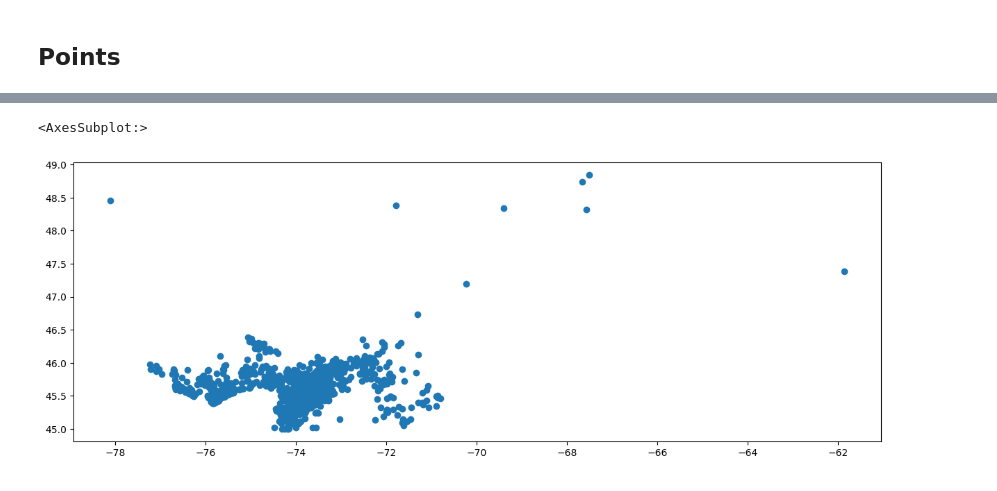
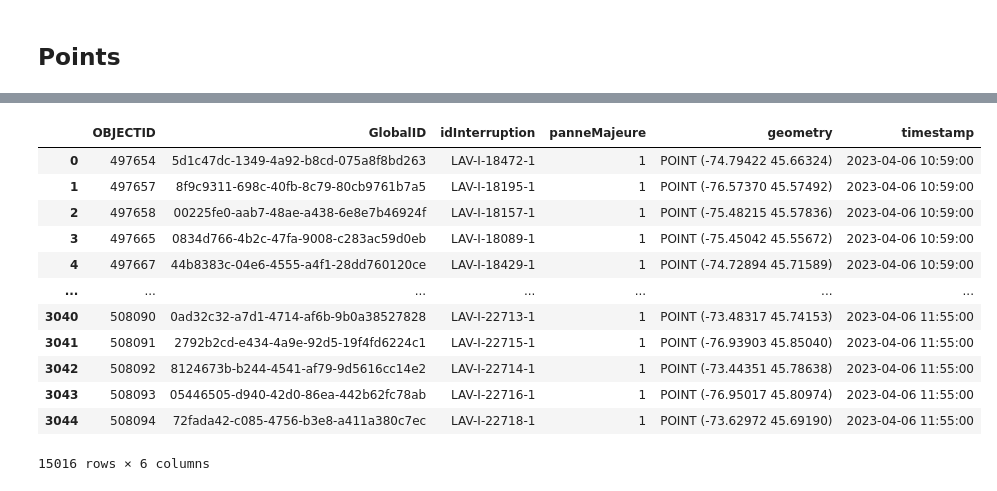
Before and after one commit to dexmcmillan/quebec-outage, a Jupyter notebook: analysis.ipynb, the cells around one changed output, grey strips where cells are left out. Drawn from its saved outputs; the diff is of its cells as text; code cells hidden in the pictures.

```diff
--- a/analysis.ipynb
+++ b/analysis.ipynb
@@ -113,5 +79,18 @@ raw
-# %%
-raw.set_crs("EPSG:4326").plot(figsize=(15,15))
-# %% [output]
-<AxesSubplot:>
-[figure, removed]
+# %%
+points = read_data("points")
+
+points
+# %% [output]
+|  | OBJECTID | GlobalID | idInterruption | panneMajeure | geometry | timestamp |
+| 0 | 497654 | 5d1c47dc-1349-4a92-b8cd-075a8f8bd263 | LAV-I-18472-1 | 1 | POINT (-74.79422 45.66324) | 2023-04-06 10:59:00 |
+| 1 | 497657 | 8f9c9311-698c-40fb-8c79-80cb9761b7a5 | LAV-I-18195-1 | 1 | POINT (-76.57370 45.57492) | 2023-04-06 10:59:00 |
+| 2 | 497658 | 00225fe0-aab7-48ae-a438-6e8e7b46924f | LAV-I-18157-1 | 1 | POINT (-75.48215 45.57836) | 2023-04-06 10:59:00 |
+| 3 | 497665 | 0834d766-4b2c-47fa-9008-c283ac59d0eb | LAV-I-18089-1 | 1 | POINT (-75.45042 45.55672) | 2023-04-06 10:59:00 |
+| 4 | 497667 | 44b8383c-04e6-4555-a4f1-28dd760120ce | LAV-I-18429-1 | 1 | POINT (-74.72894 45.71589) | 2023-04-06 10:59:00 |
+| ... | ... | ... | ... | ... | ... | ... |
+| 3040 | 508090 | 0ad32c32-a7d1-4714-af6b-9b0a38527828 | LAV-I-22713-1 | 1 | POINT (-73.48317 45.74153) | 2023-04-06 11:55:00 |
+| 3041 | 508091 | 2792b2cd-e434-4a9e-92d5-19f4fd6224c1 | LAV-I-22715-1 | 1 | POINT (-76.93903 45.85040) | 2023-04-06 11:55:00 |
+| 3042 | 508092 | 8124673b-b244-4541-af79-9d5616cc14e2 | LAV-I-22714-1 | 1 | POINT (-73.44351 45.78638) | 2023-04-06 11:55:00 |
+| 3043 | 508093 | 05446505-d940-42d0-86ea-442b62fc78ab | LAV-I-22716-1 | 1 | POINT (-76.95017 45.80974) | 2023-04-06 11:55:00 |
+| 3044 | 508094 | 72fada42-c085-4756-b3e8-a411a380c7ec | LAV-I-22718-1 | 1 | POINT (-73.62972 45.69190) | 2023-04-06 11:55:00 |
+15016 rows × 6 columns
```
Also changed, not shown: parts of 12 cells of this notebook.
